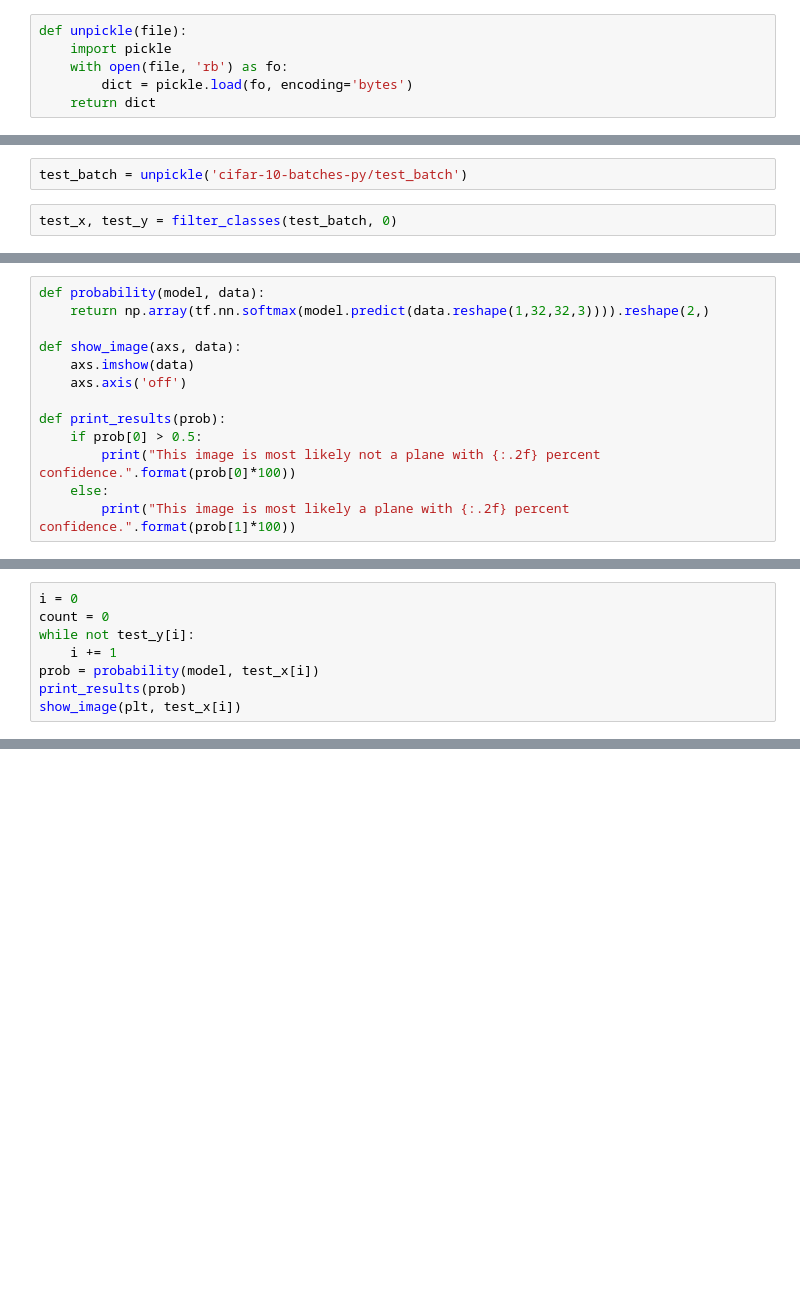
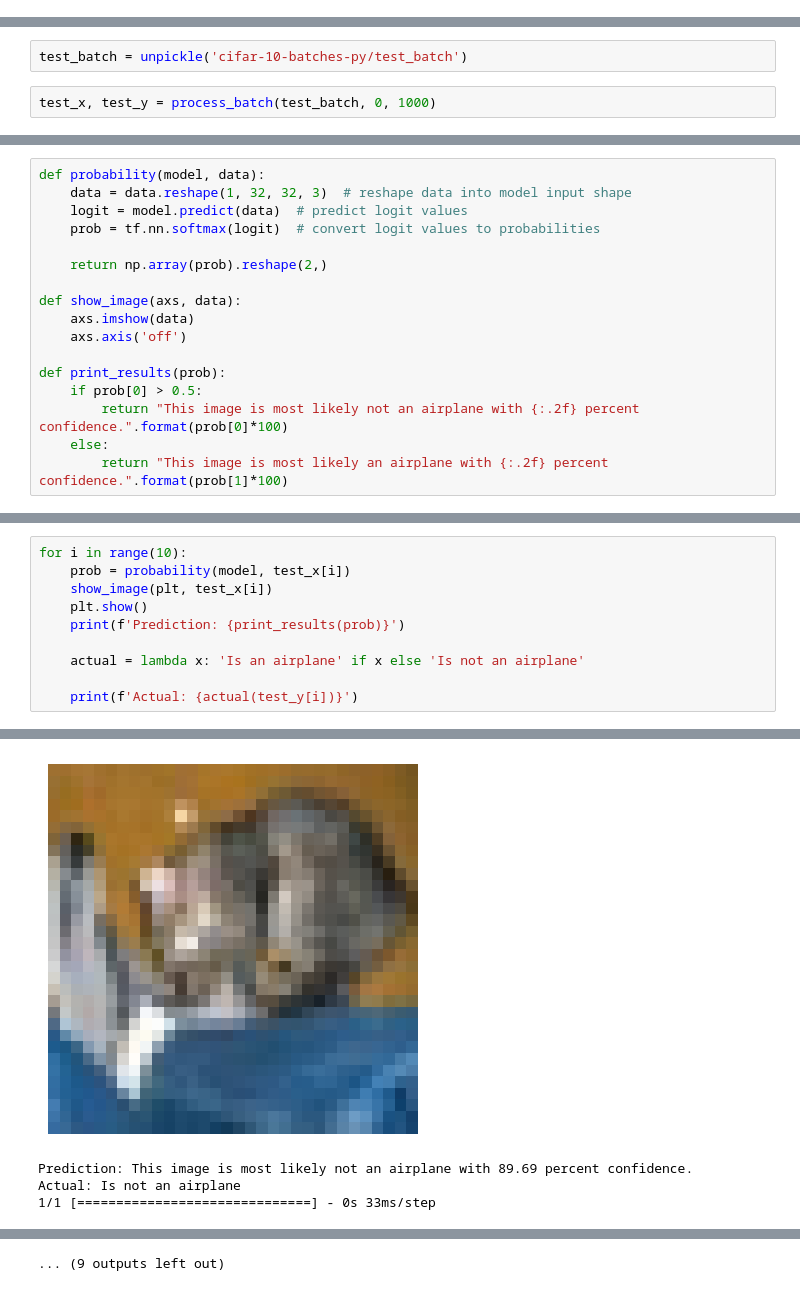
Before and after one commit to aguo921/MSA-Phase-3-Data-Science, a Jupyter notebook: use-model.ipynb, the cells around one changed output, grey strips where cells are left out. Drawn from its saved outputs; the diff is of its cells as text; blank space fills up the shorter version.

Commit message:
Refactor code in use model notebook

```diff
--- a/use-model.ipynb
+++ b/use-model.ipynb
@@ -27,8 +29,2 @@ Trainable params: 149,290
 Non-trainable params: 0
 _________________________________________________________________
-# %%
-def unpickle(file):
-    import pickle
-    with open(file, 'rb') as fo:
-        dict = pickle.load(fo, encoding='bytes')
-    return dict
@@ -67,7 +31,7 @@ def filter_classes(batch, label):
 # %%
 test_batch = unpickle('cifar-10-batches-py/test_batch')
 # %%
-test_x, test_y = filter_classes(test_batch, 0)
+test_x, test_y = process_batch(test_batch, 0, 1000)
 # %%
 model.evaluate(test_x, test_y)
 # %% [output]
@@ -76,6 +40,10 @@ model.evaluate(test_x, test_y)
 # %%
 def probability(model, data):
-    return np.array(tf.nn.softmax(model.predict(data.reshape(1,32,32,3)))).reshape(2,)
+    data = data.reshape(1, 32, 32, 3)  # reshape data into model input shape
+    logit = model.predict(data)  # predict logit values
+    prob = tf.nn.softmax(logit)  # convert logit values to probabilities
+
+    return np.array(prob).reshape(2,)
 
 def show_image(axs, data):
     axs.imshow(data)
@@ -83,6 +51,6 @@ def show_image(axs, data):
 
 def print_results(prob):
     if prob[0] > 0.5:
-        print("This image is most likely not a plane with {:.2f} percent confidence.".format(prob[0]*100))
+        return "This image is most likely not an airplane with {:.2f} percent confidence.".format(prob[0]*100)
     else:
-        print("This image is most likely a plane with {:.2f} percent confidence.".format(prob[1]*100))
+        return "This image is most likely an airplane with {:.2f} percent confidence.".format(prob[1]*100)
@@ -98,8 +56,0 @@ This image is most likely not a plane with 99.95 percent confidence.
-# %%
-i = 0
-count = 0
-while not test_y[i]:
-    i += 1
-prob = probability(model, test_x[i])
-print_results(prob)
-show_image(plt, test_x[i])
@@ -152,0 +57,11 @@ This image is most likely not a plane with 89.08 percent confidence.
+# %%
+for i in range(10):
+    prob = probability(model, test_x[i])
+    show_image(plt, test_x[i])
+    plt.show()
+    print(f'Prediction: {print_results(prob)}')
+
+    actual = lambda x: 'Is an airplane' if x else 'Is not an airplane'
+
+    print(f'Actual: {actual(test_y[i])}')
+# %% [output]
@@ -152,0 +69,4 @@ This image is most likely not a plane with 89.08 percent confidence.
+[figure, added]
+Prediction: This image is most likely not an airplane with 89.69 percent confidence.
+Actual: Is not an airplane
+1/1 [==============================] - 0s 33ms/step
@@ -152,0 +90 @@ This image is most likely not a plane with 89.08 percent confidence.
+... (9 outputs left out)
```
Also changed, not shown: parts of 14 cells of this notebook.
